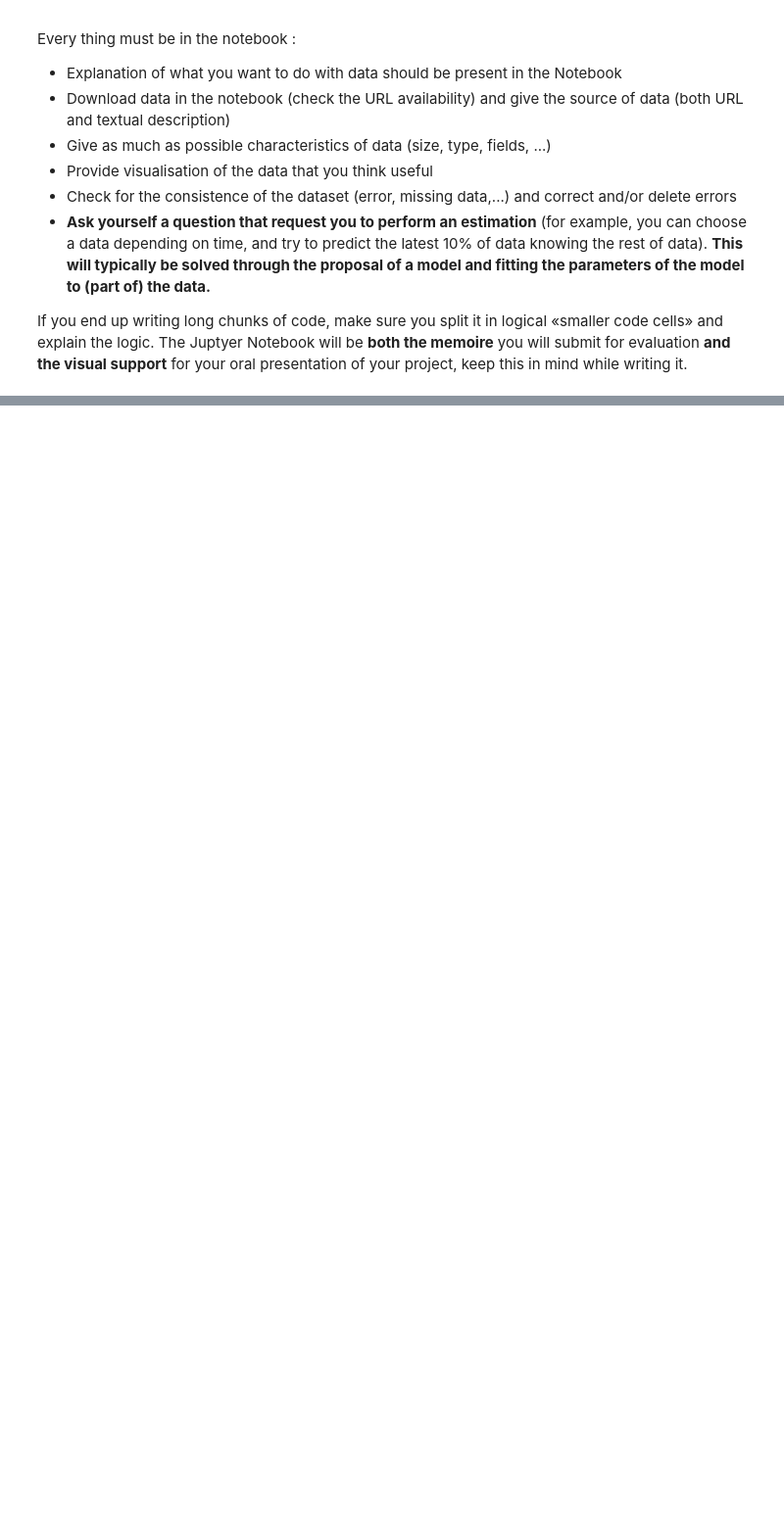
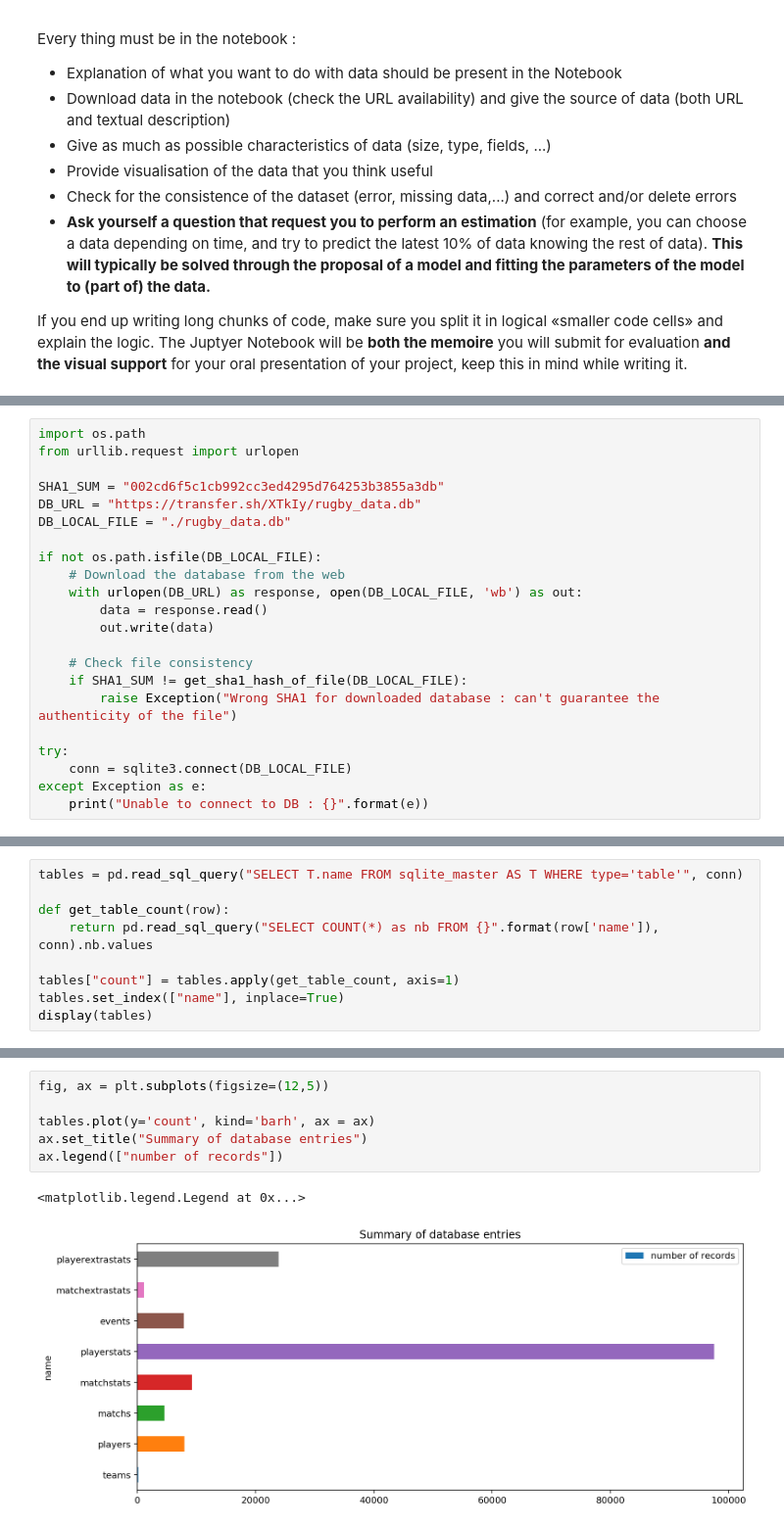
Before and after one commit to peloyeje/map536-rugby-data-scraper, a Jupyter notebook: python_project_PELOYE_REDIER.ipynb, the cells around one changed output, grey strips where cells are left out. Shown at 98% size. Saved outputs shown, nothing was run; the diff lists cells and outputs as text; blank space fills up the shorter version.

```diff
--- a/python_project_PELOYE_REDIER.ipynb
+++ b/python_project_PELOYE_REDIER.ipynb
@@ -86,0 +91,22 @@ If you end up writing long chunks of code, make sure you split it in logical «s
+# %%
+import os.path
+from urllib.request import urlopen
+
+SHA1_SUM = "002cd6f5c1cb992cc3ed4295d764253b3855a3db"
+DB_URL = "https://transfer.sh/XTkIy/rugby_data.db"
+DB_LOCAL_FILE = "./rugby_data.db"
+
+if not os.path.isfile(DB_LOCAL_FILE):
+    # Download the database from the web
+    with urlopen(DB_URL) as response, open(DB_LOCAL_FILE, 'wb') as out:
+        data = response.read()
+        out.write(data)
+
+    # Check file consistency
+    if SHA1_SUM != get_sha1_hash_of_file(DB_LOCAL_FILE):
+        raise Exception("Wrong SHA1 for downloaded database : can't guarantee the authenticity of the file")
+
+try:
+    conn = sqlite3.connect(DB_LOCAL_FILE)
+except Exception as e:
+    print("Unable to connect to DB : {}".format(e))
@@ -86,0 +115,9 @@ If you end up writing long chunks of code, make sure you split it in logical «s
+# %%
+tables = pd.read_sql_query("SELECT T.name FROM sqlite_master AS T WHERE type='table'", conn)
+
+def get_table_count(row):
+    return pd.read_sql_query("SELECT COUNT(*) as nb FROM {}".format(row['name']), conn).nb.values
+
+tables["count"] = tables.apply(get_table_count, axis=1)
+tables.set_index(["name"], inplace=True)
+display(tables)
@@ -86,0 +135,9 @@ If you end up writing long chunks of code, make sure you split it in logical «s
+# %%
+fig, ax = plt.subplots(figsize=(12,5))
+
+tables.plot(y='count', kind='barh', ax = ax)
+ax.set_title("Summary of database entries")
+ax.legend(["number of records"])
+# %% [output]
+<matplotlib.legend.Legend at 0x...>
+[figure, added]
```
Also changed, not shown: parts of 150 cells of this notebook, 8 other files.
